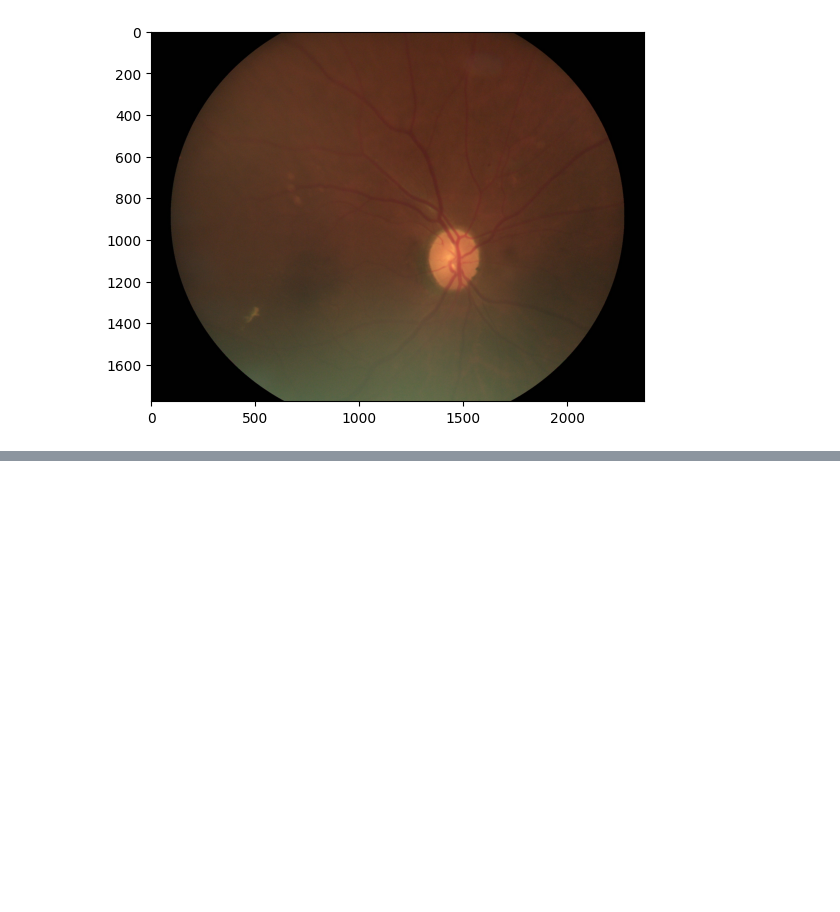
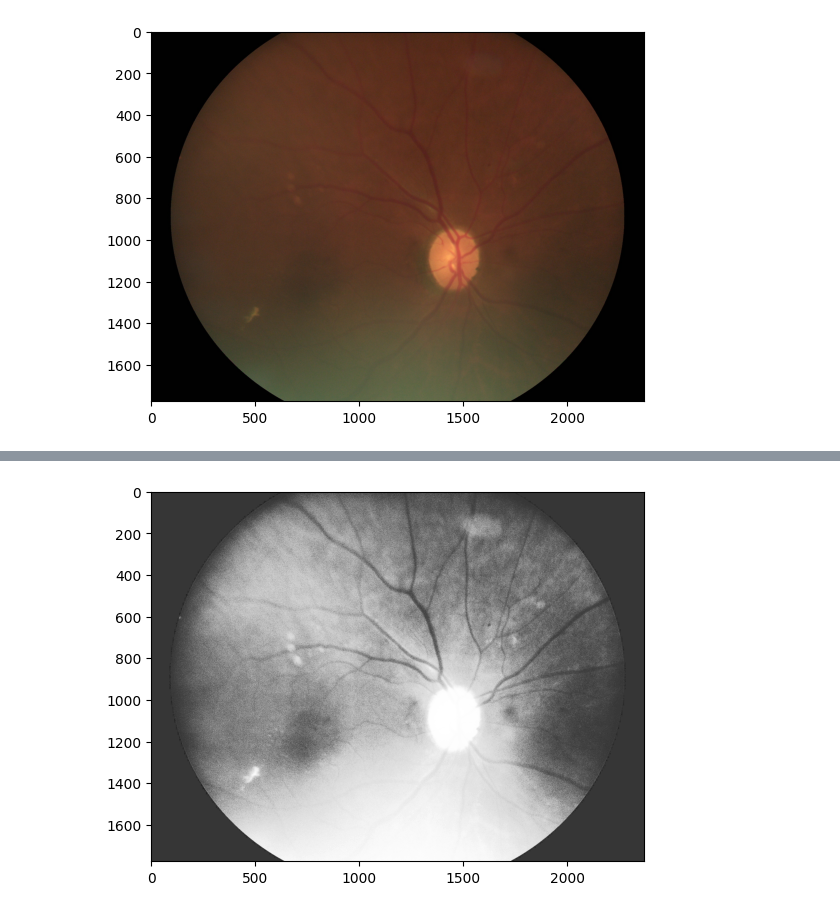
Before and after one commit to lcooke238/DiabeticRetinopathyML, a Jupyter notebook: code/exploration.ipynb, the cells around one changed output, grey strips where cells are left out. Cells and saved outputs as stored; diff of their text form; code cells hidden in the pictures; blank space fills up the shorter version.

```diff
--- a/code/exploration.ipynb
+++ b/code/exploration.ipynb
@@ -30,0 +34,7 @@ plt.show()
+# %%
+# apply high contrast
+img_hcontrast = cv2.equalizeHist(img_gray)
+imgplot = plt.imshow(img_hcontrast, cmap="gray")
+plt.show()
+# %% [output]
+[figure, added]
```
Also changed, not shown: parts of 12 cells of this notebook, 3 other files.
